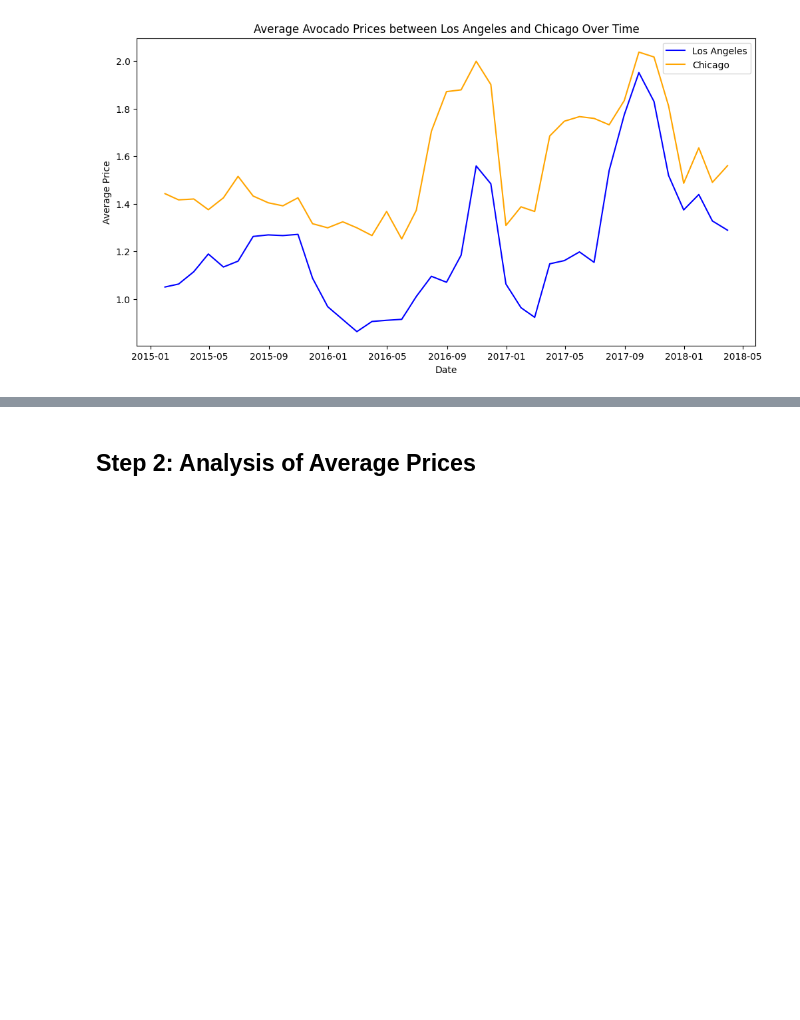
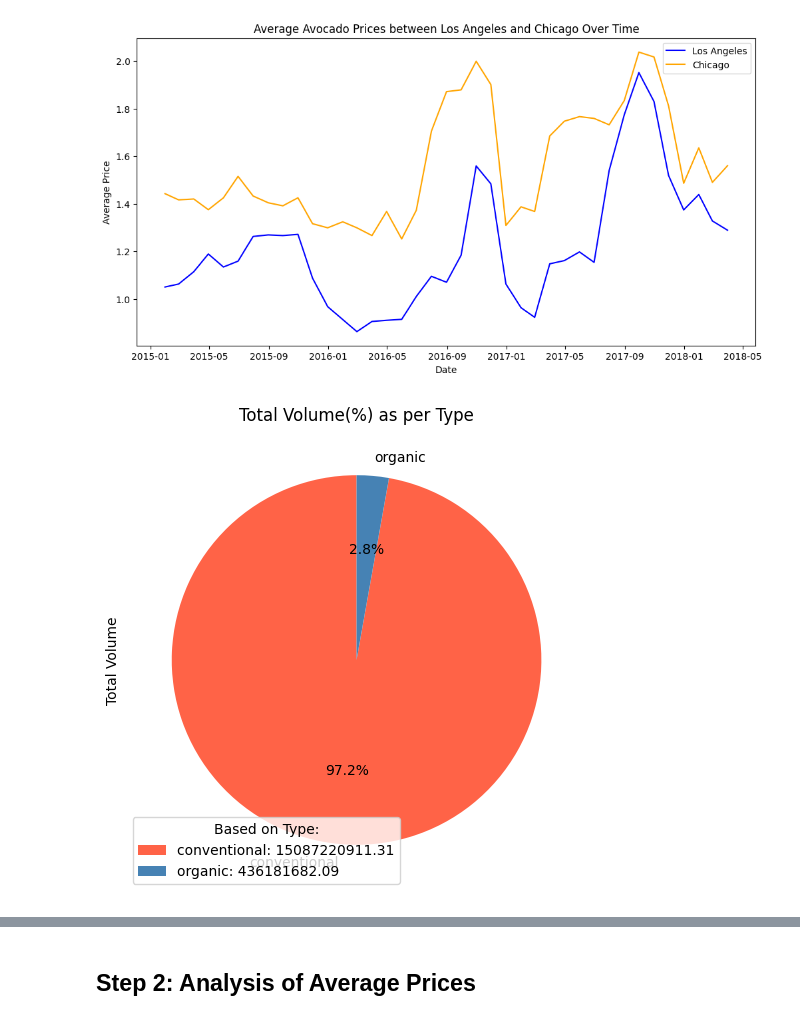
Before and after one commit to utkarsh369gupta/avacadopriceprediction, a Jupyter notebook: avocado_prices.ipynb, the cells around one changed output, grey strips where cells are left out. Drawn from its saved outputs; the diff is of its cells as text; code cells hidden in the pictures; blank space fills up the shorter version.

```diff
--- a/avocado_prices.ipynb
+++ b/avocado_prices.ipynb
@@ -80,3 +80,25 @@ plt.legend()
 plt.show()
 # %% [output]
 [figure]
+# %%
+import matplotlib.pyplot as plt
+import pandas as pd
+avocado_data = pd.read_csv("avocado.csv")
+
+# Group data by 'type' and calculate the sum of 'Total Volume' for each type
+type_volume = avocado_data.groupby('type')['Total Volume'].sum()
+
+# Calculate percentage for each type
+type_volume_percent = (type_volume / type_volume.sum()) * 100
+
+# Plotting the pie chart
+plt.figure(figsize=(6, 6))
+plt.pie(type_volume_percent, labels=type_volume_percent.index, autopct='%1.1f%%', startangle=90, colors=['#ff6347', '#4682b4'])
+plt.title("Total Volume(%) as per Type")
+
+# Add legend and display the chart
+plt.legend(title="Based on Type:", loc="lower left", labels=[f"{idx}: {val:.2f}" for idx, val in type_volume.items()])
+plt.ylabel("Total Volume")
+plt.show()
+# %% [output]
+[figure, added]
```
Also changed, not shown: parts of 4 cells of this notebook, 5 other files.
